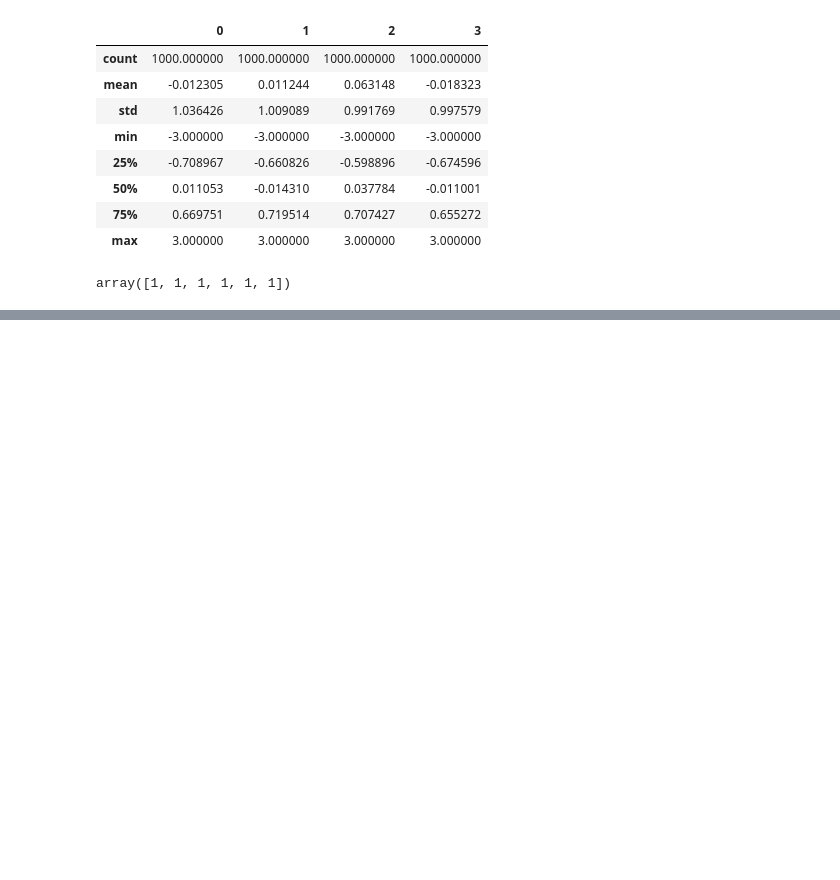
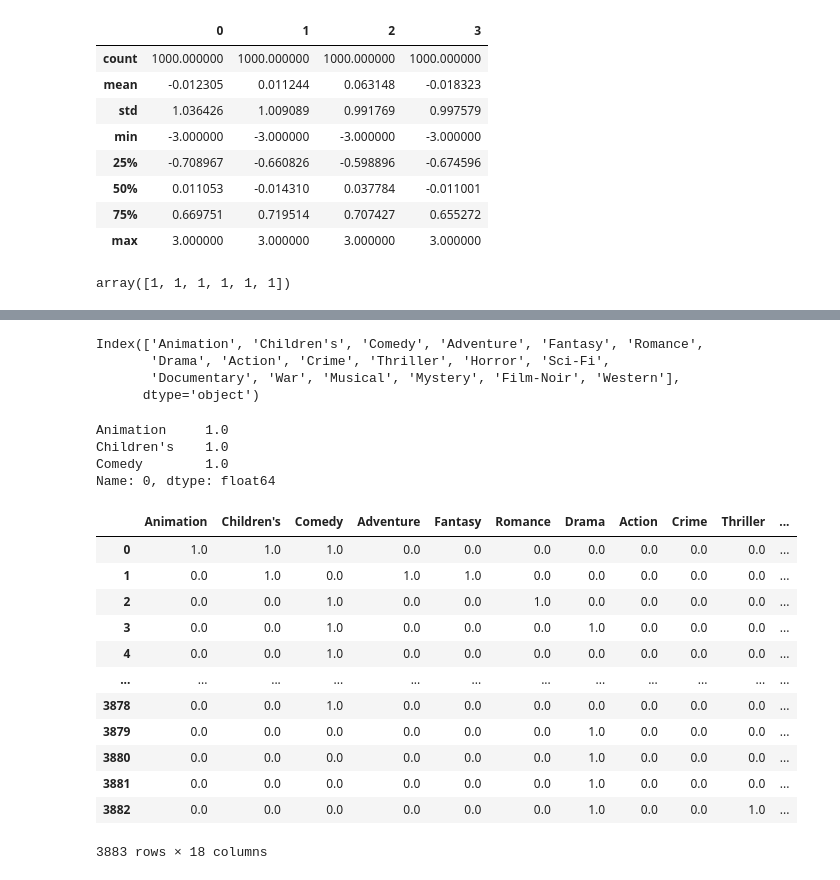
Before and after one commit to Kaiquenakao/limpeza_dados, a Jupyter notebook: preparacao_dados.ipynb, the cells around one changed output, grey strips where cells are left out. Drawn from its saved outputs; the diff is of its cells as text; code cells hidden in the pictures; blank space fills up the shorter version.

```diff
--- a/preparacao_dados.ipynb
+++ b/preparacao_dados.ipynb
@@ -1010,0 +1278,3 @@ array([1, 1, 1, 1, 1, 1])
+# %%
+for i, gen in enumerate(movies.genres):
+    print(gen)
@@ -1010,0 +1321,4 @@ array([1, 1, 1, 1, 1, 1])
+# %%
+for i, gen in enumerate(movies.genres):
+    indices = dummies.columns.get_indexer(gen.split('|')) # get_indexer aplica a lista dummies.columns no gen.split() col in col index
+    dummies.iloc[i, indices] = 1
@@ -1010,0 +1343,30 @@ array([1, 1, 1, 1, 1, 1])
+# %%
+dummies.columns
+# %% [output]
+Index(['Animation', 'Children's', 'Comedy', 'Adventure', 'Fantasy', 'Romance',
+       'Drama', 'Action', 'Crime', 'Thriller', 'Horror', 'Sci-Fi',
+       'Documentary', 'War', 'Musical', 'Mystery', 'Film-Noir', 'Western'],
+      dtype='object')
+# %%
+dummies.iloc[0, [0,1,2]]
+# %% [output]
+Animation     1.0
+Children's    1.0
+Comedy        1.0
+Name: 0, dtype: float64
+# %%
+dummies
+# %% [output]
+|  | Animation | Children's | Comedy | Adventure | Fantasy | Romance | Drama | Action | Crime | Thriller | ... |
+| 0 | 1.0 | 1.0 | 1.0 | 0.0 | 0.0 | 0.0 | 0.0 | 0.0 | 0.0 | 0.0 | ... |
+| 1 | 0.0 | 1.0 | 0.0 | 1.0 | 1.0 | 0.0 | 0.0 | 0.0 | 0.0 | 0.0 | ... |
+| 2 | 0.0 | 0.0 | 1.0 | 0.0 | 0.0 | 1.0 | 0.0 | 0.0 | 0.0 | 0.0 | ... |
+| 3 | 0.0 | 0.0 | 1.0 | 0.0 | 0.0 | 0.0 | 1.0 | 0.0 | 0.0 | 0.0 | ... |
+| 4 | 0.0 | 0.0 | 1.0 | 0.0 | 0.0 | 0.0 | 0.0 | 0.0 | 0.0 | 0.0 | ... |
+| ... | ... | ... | ... | ... | ... | ... | ... | ... | ... | ... | ... |
+| 3878 | 0.0 | 0.0 | 1.0 | 0.0 | 0.0 | 0.0 | 0.0 | 0.0 | 0.0 | 0.0 | ... |
+| 3879 | 0.0 | 0.0 | 0.0 | 0.0 | 0.0 | 0.0 | 1.0 | 0.0 | 0.0 | 0.0 | ... |
+| 3880 | 0.0 | 0.0 | 0.0 | 0.0 | 0.0 | 0.0 | 1.0 | 0.0 | 0.0 | 0.0 | ... |
+| 3881 | 0.0 | 0.0 | 0.0 | 0.0 | 0.0 | 0.0 | 1.0 | 0.0 | 0.0 | 0.0 | ... |
+| 3882 | 0.0 | 0.0 | 0.0 | 0.0 | 0.0 | 0.0 | 1.0 | 0.0 | 0.0 | 1.0 | ... |
+3883 rows × 18 columns
```
Also changed, not shown: parts of 94 cells of this notebook.
